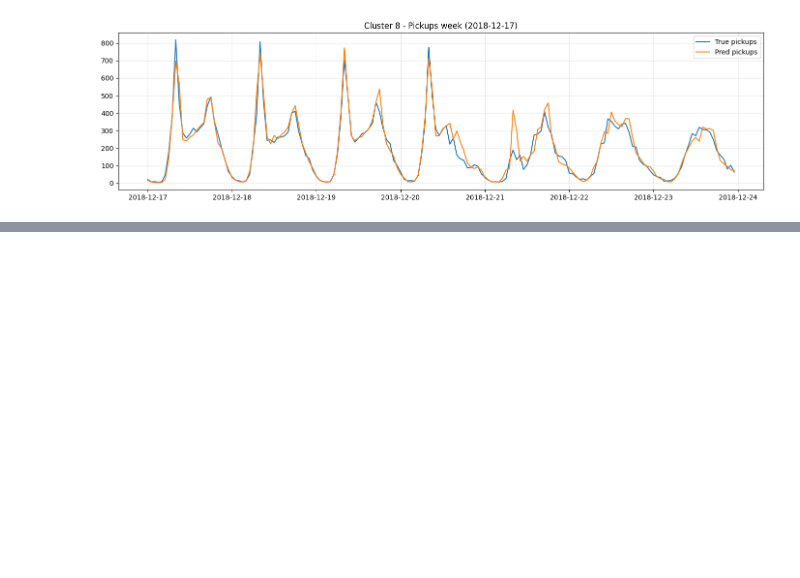
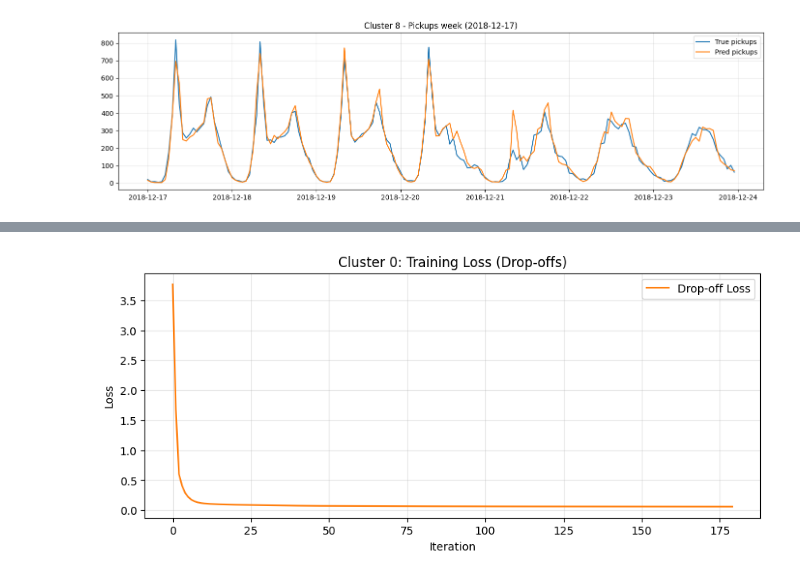
Before and after one commit to tomasvenda/Intro_to_BA, a Jupyter notebook: mlp_extract.ipynb, the cells around one changed output, grey strips where cells are left out. Saved outputs shown, nothing was run; the diff lists cells and outputs as text; code cells hidden in the pictures; blank space fills up the shorter version.

Commit message:
Added some plots for the report

```diff
--- a/mlp_extract.ipynb
+++ b/mlp_extract.ipynb
@@ -689,3 +689,98 @@ def plot_cluster_detail(out_all, cid, week_start="2018-12-10"):
 plot_cluster_detail(out_all, 8, "2018-12-17")
 # %% [output]
 [figure]
+# %%
+import matplotlib.dates as mdates
+
+# Define the 10-day window for the time-series plots
+PLOT_START = pd.Timestamp("2018-12-01")
+PLOT_END   = PLOT_START + pd.Timedelta(days=10)
+
+# Ensure data is loaded
+out_all_analysis = load_all_cluster_outputs(CLUSTERS_TO_MODEL, PRED_DIR)
+
+for cid in CLUSTERS_TO_MODEL:
+    print(f"\n{'='*60}\nGENERATING PLOTS FOR CLUSTER {cid}\n{'='*60}")
+
+    # --- Prepare Data ---
+    # Filter for specific cluster and test split (December)
+    dfc = out_all_analysis[(out_all_analysis["cluster_id"] == cid) & (out_all_analysis["split"] == "test")].copy()
+    dfc = dfc.sort_values("timestamp")
+
+    # Filter for the 10-day window
+    mask_window = (dfc["timestamp"] >= PLOT_START) & (dfc["timestamp"] < PLOT_END)
+    df_window = dfc[mask_window].copy()
+
+    if df_window.empty:
+        print(f"No data found for Cluster {cid} in window {PLOT_START} to {PLOT_END}")
+        continue
+
+    # Load artifacts for loss curves
+    art_path = ART_DIR / f"mlp_cluster_{cid}.joblib"
+    artifact = joblib.load(art_path)
+    loss_p = artifact.get("loss_curve_pickups", [])
+    loss_d = artifact.get("loss_curve_dropoffs", [])
+
+    # Calculate required bikes for the window
+    req_daily = daily_required_from_hourly_df(
+        df_window,
+        "y_true_pickups", "y_true_dropoffs",
+        "y_pred_mlp_pickups", "y_pred_mlp_dropoffs"
+    )
+
+    # --- Generate 5 Separate Plots ---
+
+    # 1. Training Loss - Drop-offs
+    plt.figure(figsize=(10, 4))
+    plt.plot(loss_d, color='tab:orange', label='Drop-off Loss')
+    plt.title(f"Cluster {cid}: Training Loss (Drop-offs)")
+    plt.xlabel("Iteration")
+    plt.ylabel("Loss")
+    plt.legend()
+    plt.grid(True, alpha=0.3)
+    plt.show()
+
+    # 2. Training Loss - Pick-ups
+    plt.figure(figsize=(10, 4))
+    plt.plot(loss_p, color='tab:blue', label='Pick-up Loss')
+    plt.title(f"Cluster {cid}: Training Loss (Pick-ups)")
+    plt.xlabel("Iteration")
+    plt.ylabel("Loss")
+    plt.legend()
+    plt.grid(True, alpha=0.3)
+    plt.show()
+
+    # 3. Demand Prediction Bar Plot (Required Bikes)
+    plt.figure(figsize=(10, 4))
+    x_indexes = np.arange(len(req_daily))
+    width = 0.35
+    plt.bar(x_indexes - width/2, req_daily["required_true"], width, label='True Required', color='grey', alpha=0.7)
+    plt.bar(x_indexes + width/2, req_daily["required_pred"], width, label='Pred Required', color='tab:purple', alpha=0.9)
+    plt.xticks(x_indexes, req_daily["day"].dt.strftime('%Y-%m-%d'), rotation=45)
+    plt.title(f"Cluster {cid}: Required Bikes (Daily Demand) - 10 Days")
+    plt.ylabel("Count")
+    plt.legend()
+    plt.grid(True, axis='y', alpha=0.3)
+    plt.tight_layout()
+    plt.show()
+
+        # 4. Combined 10 Days Prediction (Drop-offs and Pick-ups)
+    fig, (ax1, ax2) = plt.subplots(2, 1, figsize=(12, 10), sharex=True)
+
+    # Subplot 1: Drop-offs
+    ax1.plot(df_window["timestamp"], df_window["y_true_dropoffs"], label="True Drop-offs", color='black', alpha=0.6)
+    ax1.plot(df_window["timestamp"], df_window["y_pred_mlp_dropoffs"], label="Pred Drop-offs", color='tab:orange', linewidth=2)
+    ax1.set_title(f"Cluster {cid}: Drop-off Predictions (10 Days)")
+    ax1.set_ylabel("Drop-offs")
+    ax1.legend()
+    ax1.grid(True, alpha=0.3)
+
+    # Subplot 2: Pick-ups
+    ax2.plot(df_window["timestamp"], df_window["y_true_pickups"], label="True Pick-ups", color='black', alpha=0.6)
+    ax2.plot(df_window["timestamp"], df_window["y_pred_mlp_pickups"], label="Pred Pick-ups", color='tab:blue', linewidth=2)
+    ax2.set_title(f"Cluster {cid}: Pick-up Predictions (10 Days)")
+    ax2.set_ylabel("Pick-ups")
+    ax2.set_xlabel("Date")
+    ax2.legend()
+    ax2.grid(True, alpha=0.3)
+# %% [output]
@@ -691,0 +790 @@ plot_cluster_detail(out_all, 8, "2018-12-17")
+[figure, added]
```
Also changed, not shown: parts of 1 cell of this notebook, 2 other files.
